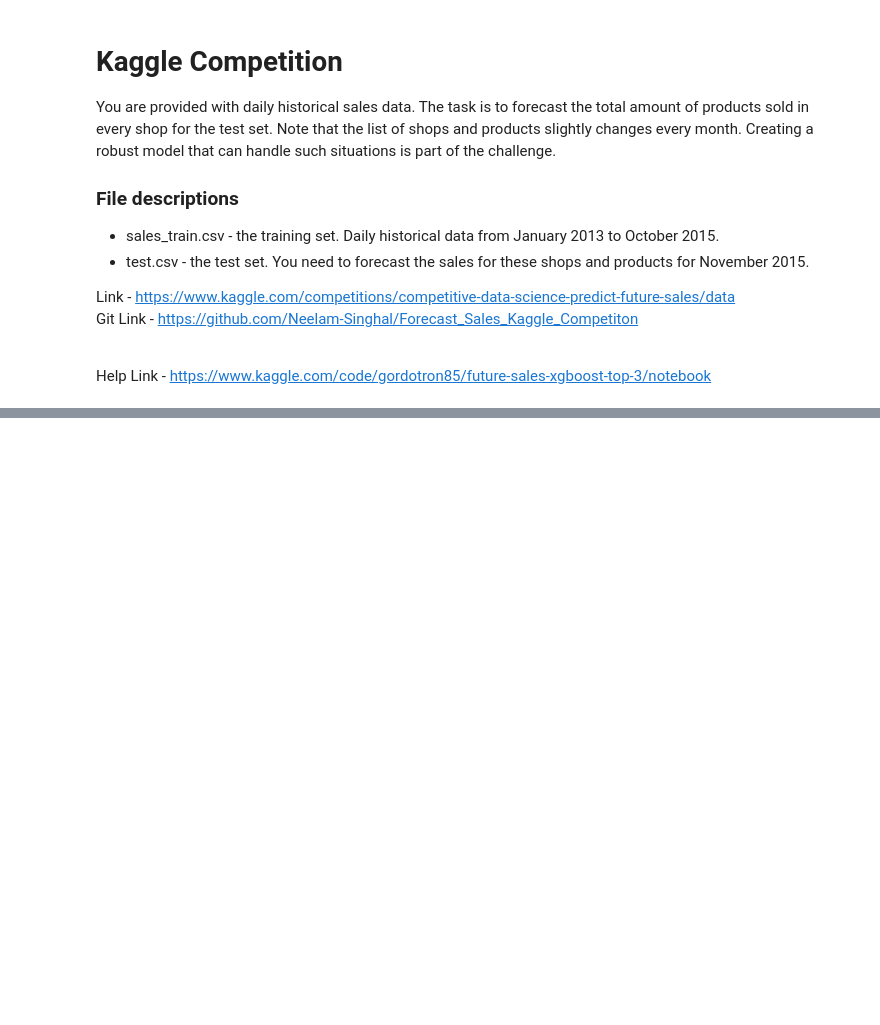
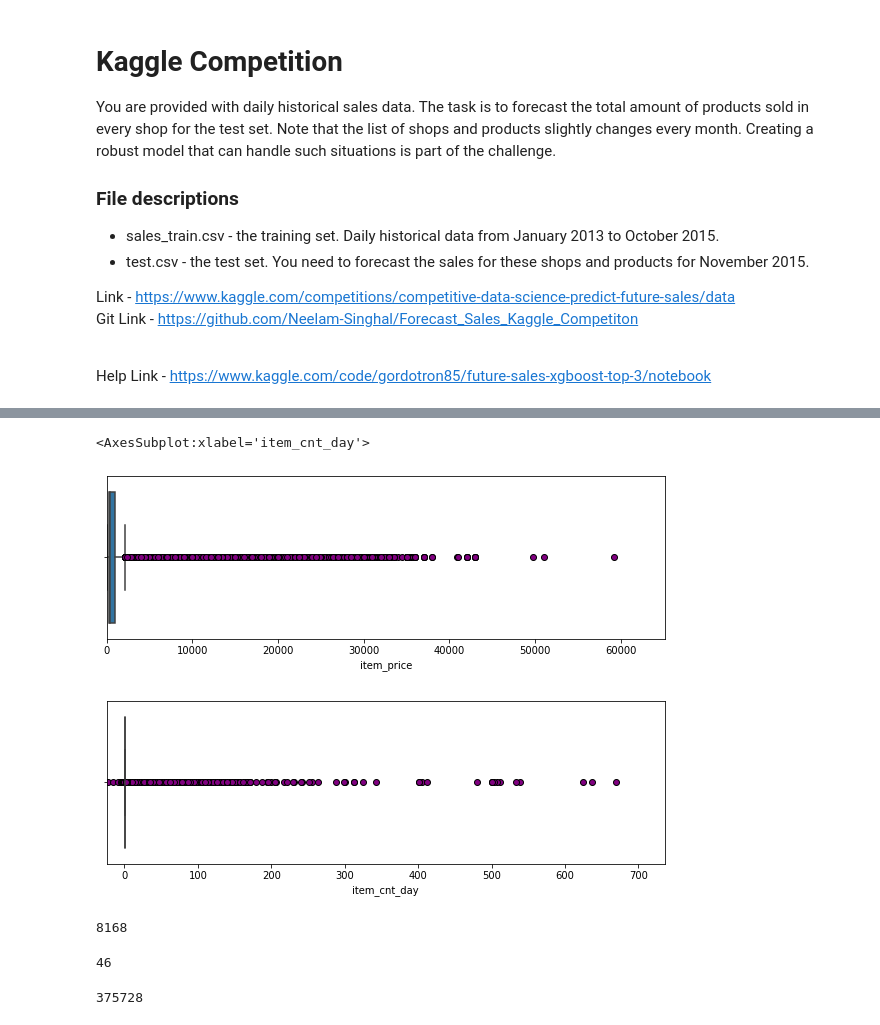
Before and after one commit to Neelam-Singhal/Forecast_Sales_Kaggle_Competiton, a Jupyter notebook: forecast_sales_winner.ipynb, the cells around one changed output, grey strips where cells are left out. Saved outputs shown, nothing was run; the diff lists cells and outputs as text; code cells hidden in the pictures; blank space fills up the shorter version.

```diff
--- a/forecast_sales_winner.ipynb
+++ b/forecast_sales_winner.ipynb
@@ -30,0 +110,16 @@ sample_submission = pd.read_csv('sample_submission.csv')
+# %%
+# Remving the obvious Outliers
+train = train[(train.item_cnt_day < 1000) & (train.item_price < 300000)]
+# %%
+plt.figure(figsize=(10, 3))
+flierprops = dict(marker='o', markerfacecolor='purple', markersize=6, linestyle='none', markeredgecolor='black')
+plt.xlim(train.item_price.min()*1.1, train.item_price.max()*1.1)
+sns.boxplot(train.item_price, flierprops = flierprops)
+
+plt.figure(figsize=(10, 3))
+plt.xlim(train.item_cnt_day.min()*1.1, train.item_cnt_day.max()*1.1)
+sns.boxplot(train.item_cnt_day, flierprops = flierprops)
+# %% [output]
+<AxesSubplot:xlabel='item_cnt_day'>
+[figure, added]
+[figure, added]
@@ -30,0 +133,12 @@ sample_submission = pd.read_csv('sample_submission.csv')
+# %%
+train[train.date_block_num == 1]['item_id'].unique().shape[0]
+# %% [output]
+8168
+# %%
+train[train.date_block_num == 1]['shop_id'].unique().shape[0]
+# %% [output]
+46
+# %%
+8168*46
+# %% [output]
+375728
```
Also changed, not shown: parts of 15 cells of this notebook, 1 other file.
